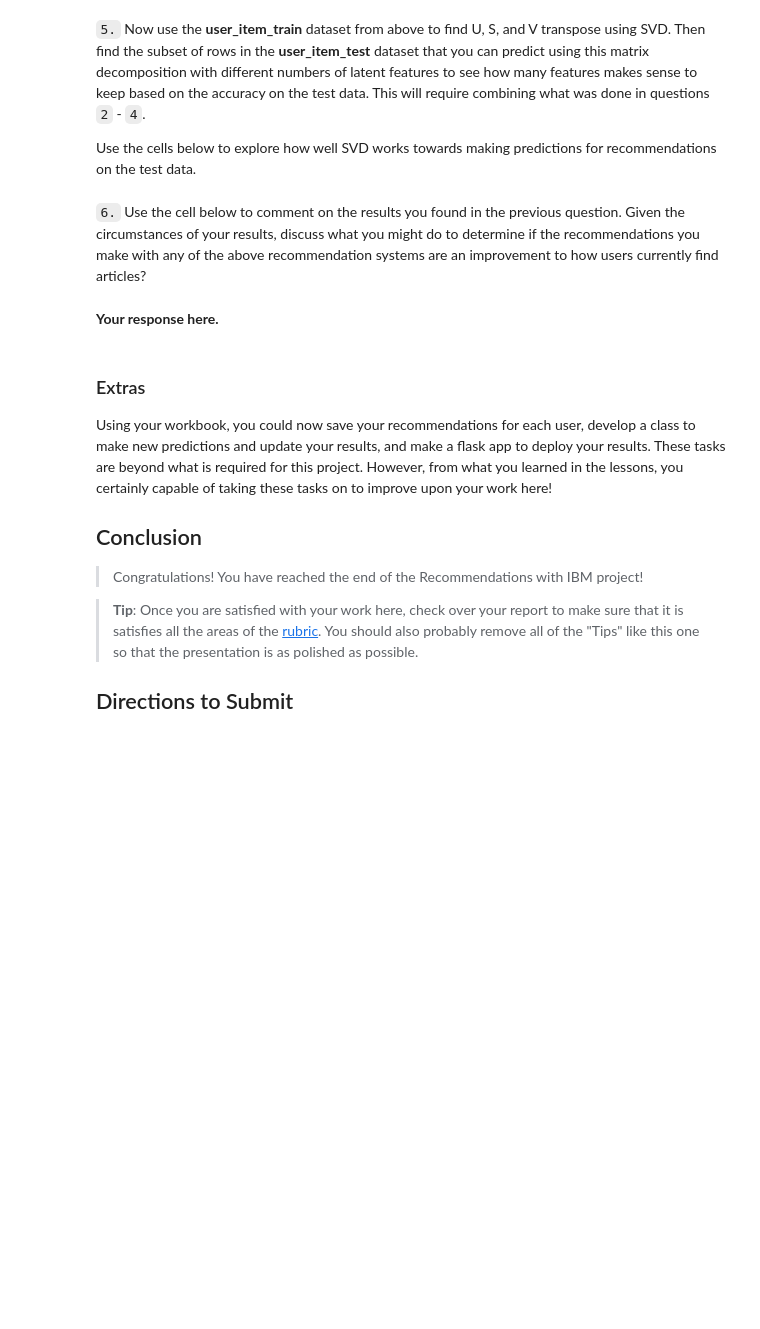
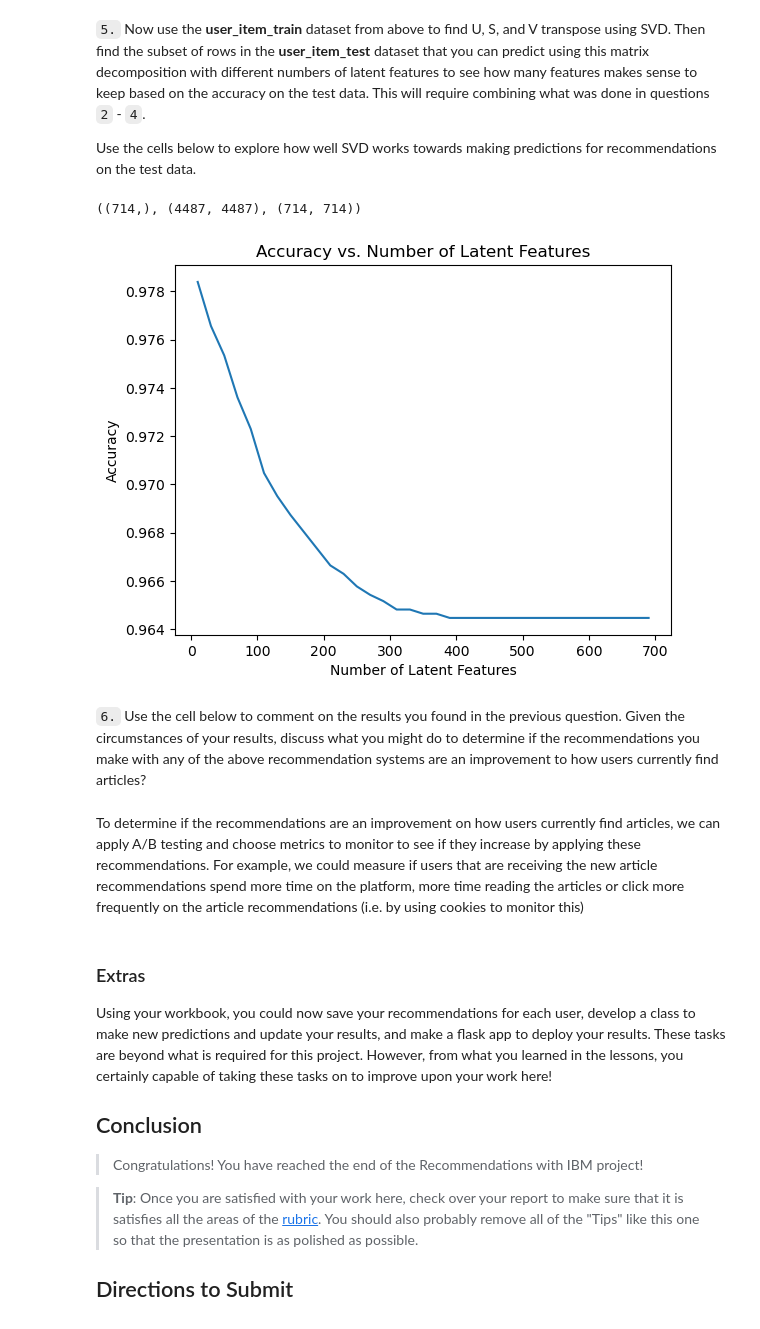
Before and after one commit to Duella12345/ibm_recommender, a Jupyter notebook: Recommendations_with_IBM.ipynb, the cells around one changed output. Cells and saved outputs as stored; diff of their text form; code cells hidden in the pictures; blank space fills up the shorter version.

```diff
--- a/Recommendations_with_IBM.ipynb
+++ b/Recommendations_with_IBM.ipynb
@@ -313,7 +313,8 @@ def create_user_item_matrix(df):
     Return a matrix with user ids as rows and article ids on the columns with 1 values where a user interacted with
     an article and a 0 otherwise
     '''
-    user_item = pd.get_dummies(df['article_id'], dtype=int).merge(df['user_id'], left_index=True, right_index=True).groupby(['user_id']).sum().where(temp <= 0, 1)
+    user_item = pd.get_dummies(df['article_id'], dtype=int).merge(df['user_id'], left_index=True, right_index=True).groupby(['user_id']).sum()
+    user_item = user_item.where(user_item <= 0, 1)
 
     return user_item # return the user_item matrix
 
@@ -848,6 +866,11 @@ def create_test_and_train_user_item(df_train, df_test):
 
     '''
     # Your code here
+    user_item_train = create_user_item_matrix(df_train)
+    user_item_test = create_user_item_matrix(df_test)
+
+    test_idx = user_item_test.index
+    test_arts = user_item_test.columns
 
     return user_item_train, user_item_test, test_idx, test_arts
 
@@ -874,4 +907,7 @@ t.sol_4_test(sol_4_dict)
 Use the cells below to explore how well SVD works towards making predictions for recommendations on the test data.
 # %%
 # fit SVD on the user_item_train matrix
-u_train, s_train, vt_train = # fit svd similar to above then use the cells below
+u_train, s_train, vt_train = np.linalg.svd(user_item_train)
+s_train.shape, u_train.shape, vt_train.shape
+# %% [output]
+((714,), (4487, 4487), (714, 714))
@@ -881,7 +914,45 @@ u_train, s_train, vt_train = # fit svd similar to above then use the cells below
+# %%
+# Use these cells to see how well you can use the training
+# decomposition to predict on test data
+num_latent_feats = np.arange(10,700+10,20)
+sum_errs = []
+
+# getting test indices for rows (users) and columns (articles)
+test_users_index = user_item_train.index.isin(test_idx)
+test_articles_index = user_item_train.columns.get_level_values(0).isin(test_arts)
+
+# getting test subset of u and vt matrices
+u_test = u_train[test_users_index, :]
+vt_test = vt_train[:, test_articles_index]
+
+# test set truth values (actual values)
+test_set = user_item_test.loc[np.intersect1d(test_idx, user_item_train.index), np.intersect1d(user_item_test.columns.get_level_values(0), user_item_train.columns.get_level_values(0))]
+
+for k in num_latent_feats:
+    # restructure with k latent features
+    s_new, u_new, vt_new = np.diag(s_train[:k]), u_test[:, :k], vt_test[:k, :]
+
+    # take dot product
+    user_item_pred = np.around(np.dot(np.dot(u_new, s_new), vt_new))
+
+    # compute error for each prediction to actual value
+    diffs = np.subtract(test_set, user_item_pred)
+
+    # total errors and keep track of them
+    err = np.sum(np.sum(np.abs(diffs)))
+    sum_errs.append(err)
+
+
+plt.plot(num_latent_feats, 1 - np.array(sum_errs)/(user_item_pred.shape[0]*user_item_pred.shape[1]));
+plt.xlabel('Number of Latent Features');
+plt.ylabel('Accuracy');
+plt.title('Accuracy vs. Number of Latent Features');
+# %% [output]
+[figure, added]
 # %% [markdown]
 `6.` Use the cell below to comment on the results you found in the previous question. Given the circumstances of your results, discuss what you might do to determine if the recommendations you make with any of the above recommendation systems are an improvement to how users currently find articles?
-# %% [markdown]
-**Your response here.**
+# %% [markdown]
+To determine if the recommendations are an improvement on how users currently find articles, we can apply A/B testing and choose metrics to monitor to see if they increase by applying these recommendations. For example, we could measure if users that are receiving the new article recommendations spend more time on the platform, more time reading the articles or click more frequently on the article recommendations (i.e. by using cookies to monitor this)
 # %% [markdown]
 <a id='conclusions'></a>
 ### Extras
```
Also changed, not shown: parts of 8 cells of this notebook.
